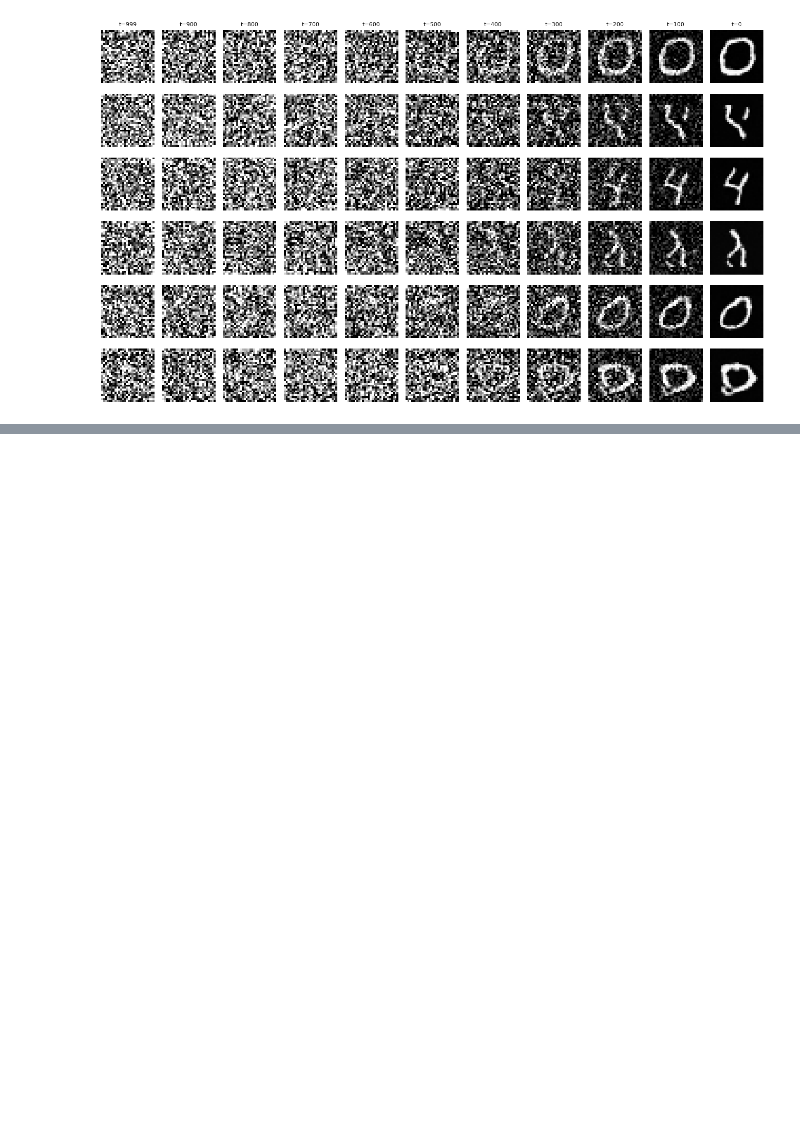
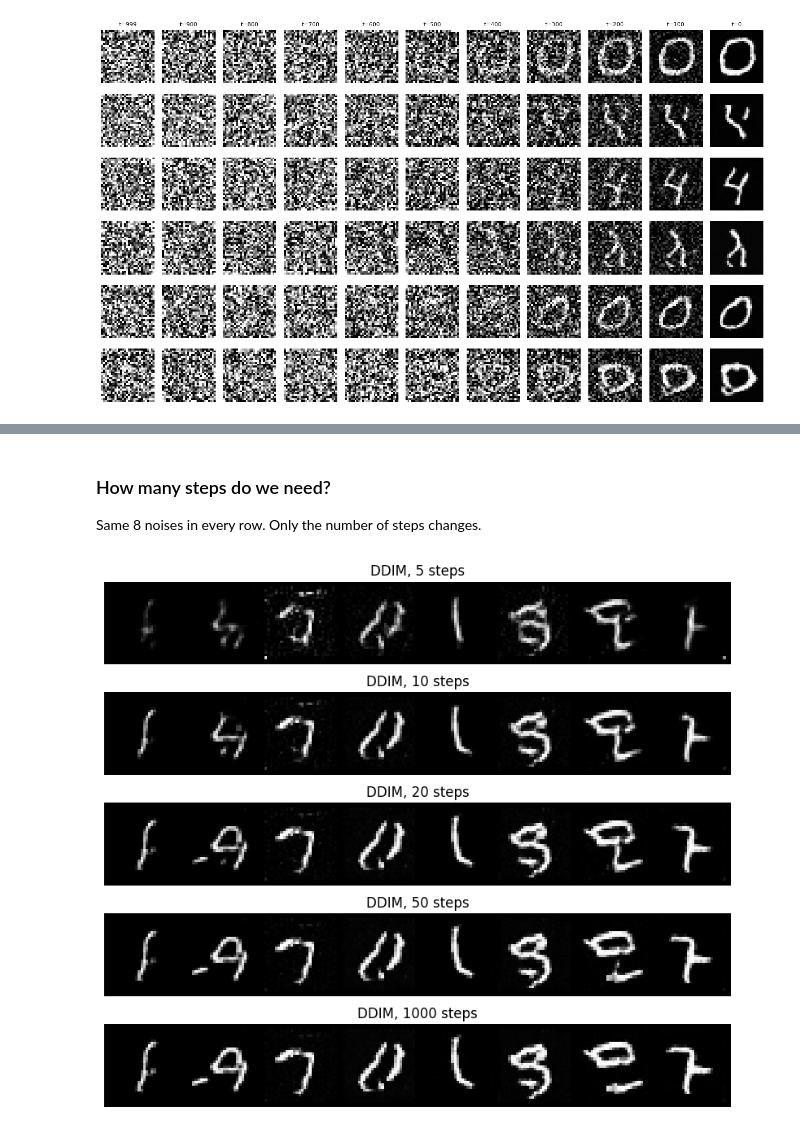
Before and after one commit to Shivrajsoni/computer-vision, a Jupyter notebook: notebooks/ddpm.ipynb, the cells around one changed output, grey strips where cells are left out. Cells and saved outputs as stored; diff of their text form; code cells hidden in the pictures; blank space fills up the shorter version.

```diff
--- a/notebooks/ddpm.ipynb
+++ b/notebooks/ddpm.ipynb
@@ -359,0 +431,15 @@ plt.tight_layout(); plt.savefig("../outputs/ddpm_reverse_process.png", dpi=120,
+# %% [markdown]
+### How many steps do we need?
+
+Same 8 noises in every row. Only the number of steps changes.
+# %%
+torch.manual_seed(0)
+noise = torch.randn(8, 1, 28, 28, device=device)
+step_list = [5, 10, 20, 50, 1000]
+
+fig, axes = plt.subplots(len(step_list), 1, figsize=(8, 1.4 * len(step_list)))
+for ax, k in zip(axes, step_list):
+    show(ddim_sample(ddpm, noise, steps=k), title=f"DDIM, {k} steps", ax=ax)
+plt.tight_layout(); plt.savefig("../outputs/ddim_steps.png", dpi=120, bbox_inches="tight"); plt.show()
+# %% [output]
+[figure, added]
```
Also changed, not shown: parts of 5 cells of this notebook, 4 other files.
